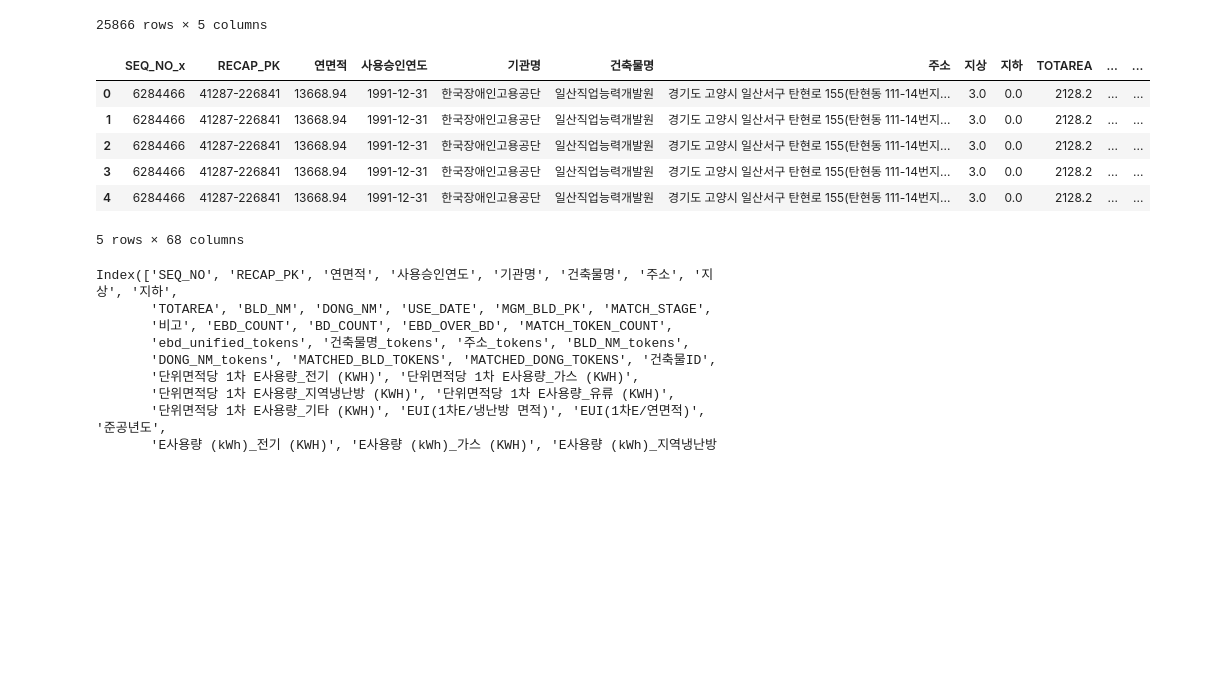
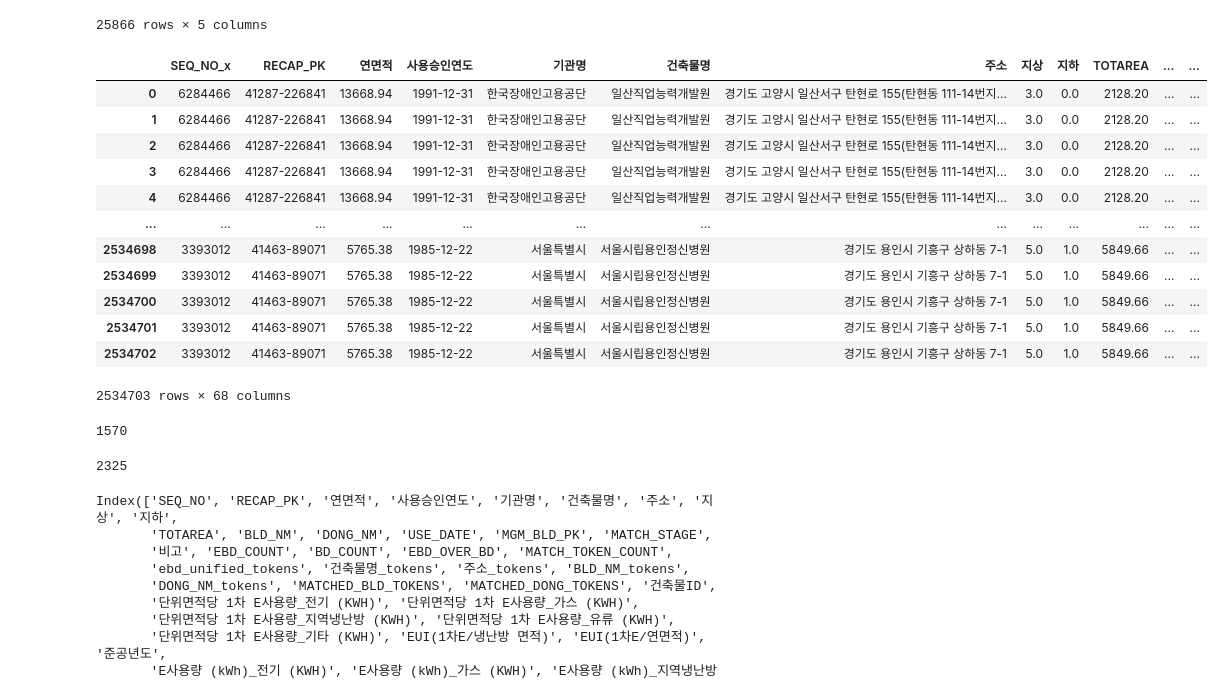
Before and after one commit to P-oong/REB_green-remodeling-project, a Jupyter notebook: 02_matching_Econsumption_meter/notebooks/4차작업_에너지매칭.ipynb, the cells around one changed output. Drawn from its saved outputs; the diff is of its cells as text; code cells hidden in the pictures; blank space fills up the shorter version.

```diff
--- a/02_matching_Econsumption_meter/notebooks/4차작업_에너지매칭.ipynb
+++ b/02_matching_Econsumption_meter/notebooks/4차작업_에너지매칭.ipynb
@@ -89,18 +168,0 @@ usage_23
-# %%
-# 컬럼명 리스트 정의
-columns = [
-    'SEQ_NO',
-    'ENGY_SPLY_KIK_CD',
-    'ENGY_ESNCNO',
-    'USE_YM',
-    'USE_QTY_SEQNO',
-    'USE_STRT_DAY',
-    'USE_END_DAY',
-    'USE_PURPS_CD',
-    'USE_QTY',
-    'UNIT_CD'
-]
-usage_file = r"..\result\사용량정보_23.csv"
-
-usage_23 = pd.read_csv(usage_file, header=None)
-usage_23
@@ -121,11 +169,4 @@ usage_23
 # %%
-
-# 컬럼명 지정
-usage_23.columns = columns
-
-# 수정된 데이터프레임을 CSV 파일로 저장
-usage_23.to_csv('사용량정보_23.csv', index=False)
-
 # 데이터 확인
 print("데이터 미리보기:")
 print(usage_23.head())
@@ -314,25 +543,39 @@ info_TABLE[["SEQ_NO", "MGM_BLD_PK", "E사용량 (kWh)_전기 (KWH)", "E사용량
 # %%
 
 
 # 두 데이터프레임 병합: info_TABLE의 "에너지 고유 번호"와 usage_23의 "ENGY_ESNCNO"를 기준으로 left join 진행
 result_1 = pd.merge(
     info_TABLE,
     usage_23,
     left_on='에너지고유번호',
     right_on='ENGY_ESNCNO',
-    how='left'
+    how='inner'
 )
 
 # 결과 미리보기
-result_1.head()
+result_1
 # %% [output]
 |  | SEQ_NO_x | RECAP_PK | 연면적 | 사용승인연도 | 기관명 | 건축물명 | 주소 | 지상 | 지하 | TOTAREA | ... | ... |
-| 0 | 6284466 | 41287-226841 | 13668.94 | 1991-12-31 | 한국장애인고용공단 | 일산직업능력개발원 | 경기도 고양시 일산서구 탄현로 155(탄현동 111-14번지... | 3.0 | 0.0 | 2128.2 | ... | ... |
-| 1 | 6284466 | 41287-226841 | 13668.94 | 1991-12-31 | 한국장애인고용공단 | 일산직업능력개발원 | 경기도 고양시 일산서구 탄현로 155(탄현동 111-14번지... | 3.0 | 0.0 | 2128.2 | ... | ... |
-| 2 | 6284466 | 41287-226841 | 13668.94 | 1991-12-31 | 한국장애인고용공단 | 일산직업능력개발원 | 경기도 고양시 일산서구 탄현로 155(탄현동 111-14번지... | 3.0 | 0.0 | 2128.2 | ... | ... |
-| 3 | 6284466 | 41287-226841 | 13668.94 | 1991-12-31 | 한국장애인고용공단 | 일산직업능력개발원 | 경기도 고양시 일산서구 탄현로 155(탄현동 111-14번지... | 3.0 | 0.0 | 2128.2 | ... | ... |
-| 4 | 6284466 | 41287-226841 | 13668.94 | 1991-12-31 | 한국장애인고용공단 | 일산직업능력개발원 | 경기도 고양시 일산서구 탄현로 155(탄현동 111-14번지... | 3.0 | 0.0 | 2128.2 | ... | ... |
+| 0 | 6284466 | 41287-226841 | 13668.94 | 1991-12-31 | 한국장애인고용공단 | 일산직업능력개발원 | 경기도 고양시 일산서구 탄현로 155(탄현동 111-14번지... | 3.0 | 0.0 | 2128.20 | ... | ... |
+| 1 | 6284466 | 41287-226841 | 13668.94 | 1991-12-31 | 한국장애인고용공단 | 일산직업능력개발원 | 경기도 고양시 일산서구 탄현로 155(탄현동 111-14번지... | 3.0 | 0.0 | 2128.20 | ... | ... |
+| 2 | 6284466 | 41287-226841 | 13668.94 | 1991-12-31 | 한국장애인고용공단 | 일산직업능력개발원 | 경기도 고양시 일산서구 탄현로 155(탄현동 111-14번지... | 3.0 | 0.0 | 2128.20 | ... | ... |
+| 3 | 6284466 | 41287-226841 | 13668.94 | 1991-12-31 | 한국장애인고용공단 | 일산직업능력개발원 | 경기도 고양시 일산서구 탄현로 155(탄현동 111-14번지... | 3.0 | 0.0 | 2128.20 | ... | ... |
+| 4 | 6284466 | 41287-226841 | 13668.94 | 1991-12-31 | 한국장애인고용공단 | 일산직업능력개발원 | 경기도 고양시 일산서구 탄현로 155(탄현동 111-14번지... | 3.0 | 0.0 | 2128.20 | ... | ... |
+| ... | ... | ... | ... | ... | ... | ... | ... | ... | ... | ... | ... | ... |
+| 2534698 | 3393012 | 41463-89071 | 5765.38 | 1985-12-22 | 서울특별시 | 서울시립용인정신병원 | 경기도 용인시 기흥구 상하동 7-1 | 5.0 | 1.0 | 5849.66 | ... | ... |
+| 2534699 | 3393012 | 41463-89071 | 5765.38 | 1985-12-22 | 서울특별시 | 서울시립용인정신병원 | 경기도 용인시 기흥구 상하동 7-1 | 5.0 | 1.0 | 5849.66 | ... | ... |
+| 2534700 | 3393012 | 41463-89071 | 5765.38 | 1985-12-22 | 서울특별시 | 서울시립용인정신병원 | 경기도 용인시 기흥구 상하동 7-1 | 5.0 | 1.0 | 5849.66 | ... | ... |
+| 2534701 | 3393012 | 41463-89071 | 5765.38 | 1985-12-22 | 서울특별시 | 서울시립용인정신병원 | 경기도 용인시 기흥구 상하동 7-1 | 5.0 | 1.0 | 5849.66 | ... | ... |
+| 2534702 | 3393012 | 41463-89071 | 5765.38 | 1985-12-22 | 서울특별시 | 서울시립용인정신병원 | 경기도 용인시 기흥구 상하동 7-1 | 5.0 | 1.0 | 5849.66 | ... | ... |
-5 rows × 68 columns
+2534703 rows × 68 columns
+# %%
+result_1['SEQ_NO_x'].nunique()
+# %% [output]
+1570
+# %%
+result_1['SEQ_NO_y'].nunique() # 매칭정보에 있는 SEQ_NO로 볼 필요 없음
+# %% [output]
+2325
 # %%
 # SEQ_NO_y를 제거하고 SEQ_NO_x를 SEQ_NO로 변경
 result_1 = result_1.drop('SEQ_NO_y', axis=1)
```
Also changed, not shown: parts of 50 cells of this notebook.
